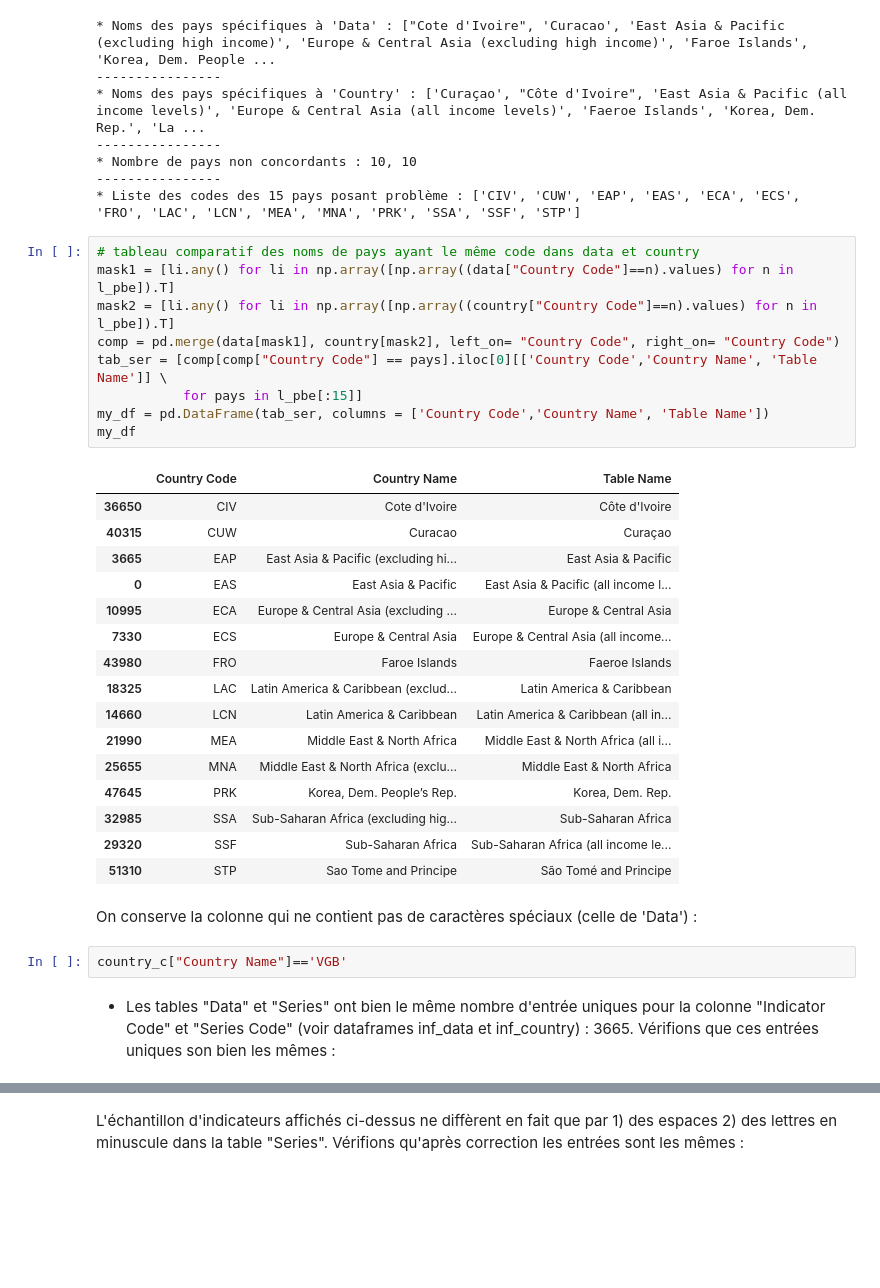
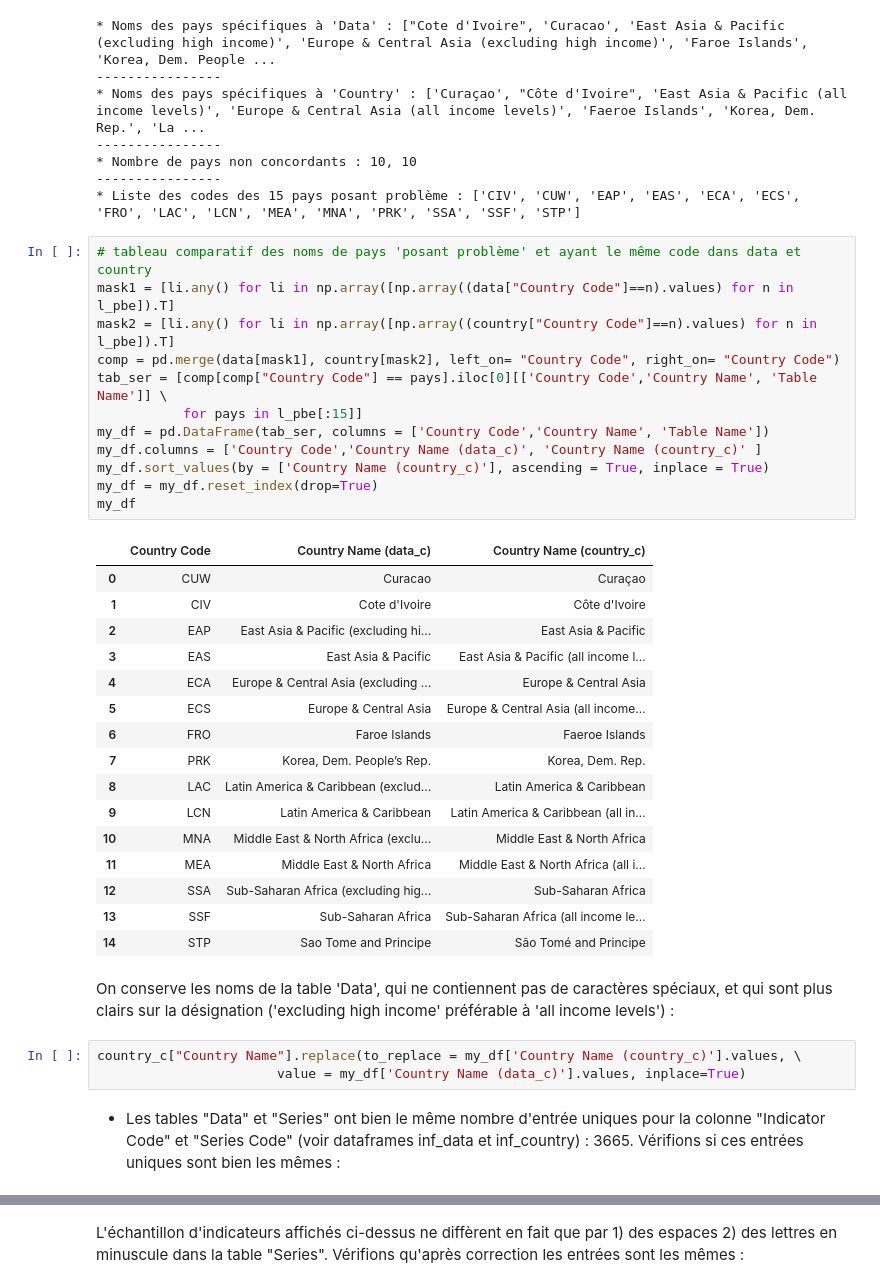
Before and after one commit to SmellyArmure/OC_DS_Project2, a Jupyter notebook: NOTEBOOK/P2-DataSystEd.ipynb, the cells around one changed output, grey strips where cells are left out. Drawn from its saved outputs; the diff is of its cells as text; blank space fills up the shorter version.

Commit message:
remplacement noms de pays tables data et country réglé !!!

```diff
--- a/NOTEBOOK/P2-DataSystEd.ipynb
+++ b/NOTEBOOK/P2-DataSystEd.ipynb
@@ -573,37 +591,41 @@ print("* Liste des codes des {} pays posant problème : {}".format(len(l_pbe), l
 ----------------
 * Liste des codes des 15 pays posant problème : ['CIV', 'CUW', 'EAP', 'EAS', 'ECA', 'ECS', 'FRO', 'LAC', 'LCN', 'MEA', 'MNA', 'PRK', 'SSA', 'SSF', 'STP']
 # %%
-# tableau comparatif des noms de pays ayant le même code dans data et country
+# tableau comparatif des noms de pays 'posant problème' et ayant le même code dans data et country
 mask1 = [li.any() for li in np.array([np.array((data["Country Code"]==n).values) for n in l_pbe]).T]
 mask2 = [li.any() for li in np.array([np.array((country["Country Code"]==n).values) for n in l_pbe]).T]
 comp = pd.merge(data[mask1], country[mask2], left_on= "Country Code", right_on= "Country Code")
 tab_ser = [comp[comp["Country Code"] == pays].iloc[0][['Country Code','Country Name', 'Table Name']] \
            for pays in l_pbe[:15]]
 my_df = pd.DataFrame(tab_ser, columns = ['Country Code','Country Name', 'Table Name'])
+my_df.columns = ['Country Code','Country Name (data_c)', 'Country Name (country_c)' ]
+my_df.sort_values(by = ['Country Name (country_c)'], ascending = True, inplace = True)
+my_df = my_df.reset_index(drop=True)
 my_df
 # %% [output]
-|  | Country Code | Country Name | Table Name |
-| 36650 | CIV | Cote d'Ivoire | Côte d'Ivoire |
-| 40315 | CUW | Curacao | Curaçao |
-| 3665 | EAP | East Asia & Pacific (excluding hi... | East Asia & Pacific |
-| 0 | EAS | East Asia & Pacific | East Asia & Pacific (all income l... |
-| 10995 | ECA | Europe & Central Asia (excluding ... | Europe & Central Asia |
-| 7330 | ECS | Europe & Central Asia | Europe & Central Asia (all income... |
-| 43980 | FRO | Faroe Islands | Faeroe Islands |
-| 18325 | LAC | Latin America & Caribbean (exclud... | Latin America & Caribbean |
-| 14660 | LCN | Latin America & Caribbean | Latin America & Caribbean (all in... |
-| 21990 | MEA | Middle East & North Africa | Middle East & North Africa (all i... |
-| 25655 | MNA | Middle East & North Africa (exclu... | Middle East & North Africa |
-| 47645 | PRK | Korea, Dem. People’s Rep. | Korea, Dem. Rep. |
-| 32985 | SSA | Sub-Saharan Africa (excluding hig... | Sub-Saharan Africa |
-| 29320 | SSF | Sub-Saharan Africa | Sub-Saharan Africa (all income le... |
-| 51310 | STP | Sao Tome and Principe | São Tomé and Principe |
+|  | Country Code | Country Name (data_c) | Country Name (country_c) |
+| 0 | CUW | Curacao | Curaçao |
+| 1 | CIV | Cote d'Ivoire | Côte d'Ivoire |
+| 2 | EAP | East Asia & Pacific (excluding hi... | East Asia & Pacific |
+| 3 | EAS | East Asia & Pacific | East Asia & Pacific (all income l... |
+| 4 | ECA | Europe & Central Asia (excluding ... | Europe & Central Asia |
+| 5 | ECS | Europe & Central Asia | Europe & Central Asia (all income... |
+| 6 | FRO | Faroe Islands | Faeroe Islands |
+| 7 | PRK | Korea, Dem. People’s Rep. | Korea, Dem. Rep. |
+| 8 | LAC | Latin America & Caribbean (exclud... | Latin America & Caribbean |
+| 9 | LCN | Latin America & Caribbean | Latin America & Caribbean (all in... |
+| 10 | MNA | Middle East & North Africa (exclu... | Middle East & North Africa |
+| 11 | MEA | Middle East & North Africa | Middle East & North Africa (all i... |
+| 12 | SSA | Sub-Saharan Africa (excluding hig... | Sub-Saharan Africa |
+| 13 | SSF | Sub-Saharan Africa | Sub-Saharan Africa (all income le... |
+| 14 | STP | Sao Tome and Principe | São Tomé and Principe |
-# %% [markdown]
-On conserve la colonne qui ne contient pas de caractères spéciaux (celle de 'Data') :
-# %%
-country_c["Country Name"]=='VGB'
+# %% [markdown]
+On conserve les noms de la table 'Data', qui ne contiennent pas de caractères spéciaux, et qui sont plus clairs sur la désignation ('excluding high income' préférable à 'all income levels') :
+# %%
+country_c["Country Name"].replace(to_replace = my_df['Country Name (country_c)'].values, \
+                       value = my_df['Country Name (data_c)'].values, inplace=True)
 # %% [markdown]
-- Les tables "Data" et "Series" ont bien le même nombre d'entrée uniques pour la colonne "Indicator Code" et "Series Code" (voir dataframes inf_data et inf_country) : 3665. Vérifions  que ces entrées uniques son bien les mêmes :
+- Les tables "Data" et "Series" ont bien le même nombre d'entrée uniques pour la colonne "Indicator Code" et "Series Code" (voir dataframes inf_data et inf_country) : 3665. Vérifions si ces entrées uniques sont bien les mêmes :
 # %%
 serie_lack = Diff(list(data["Indicator Code"].unique()),list(series["Series Code"].unique()))
 
```
Also changed, not shown: parts of 17 cells of this notebook.
